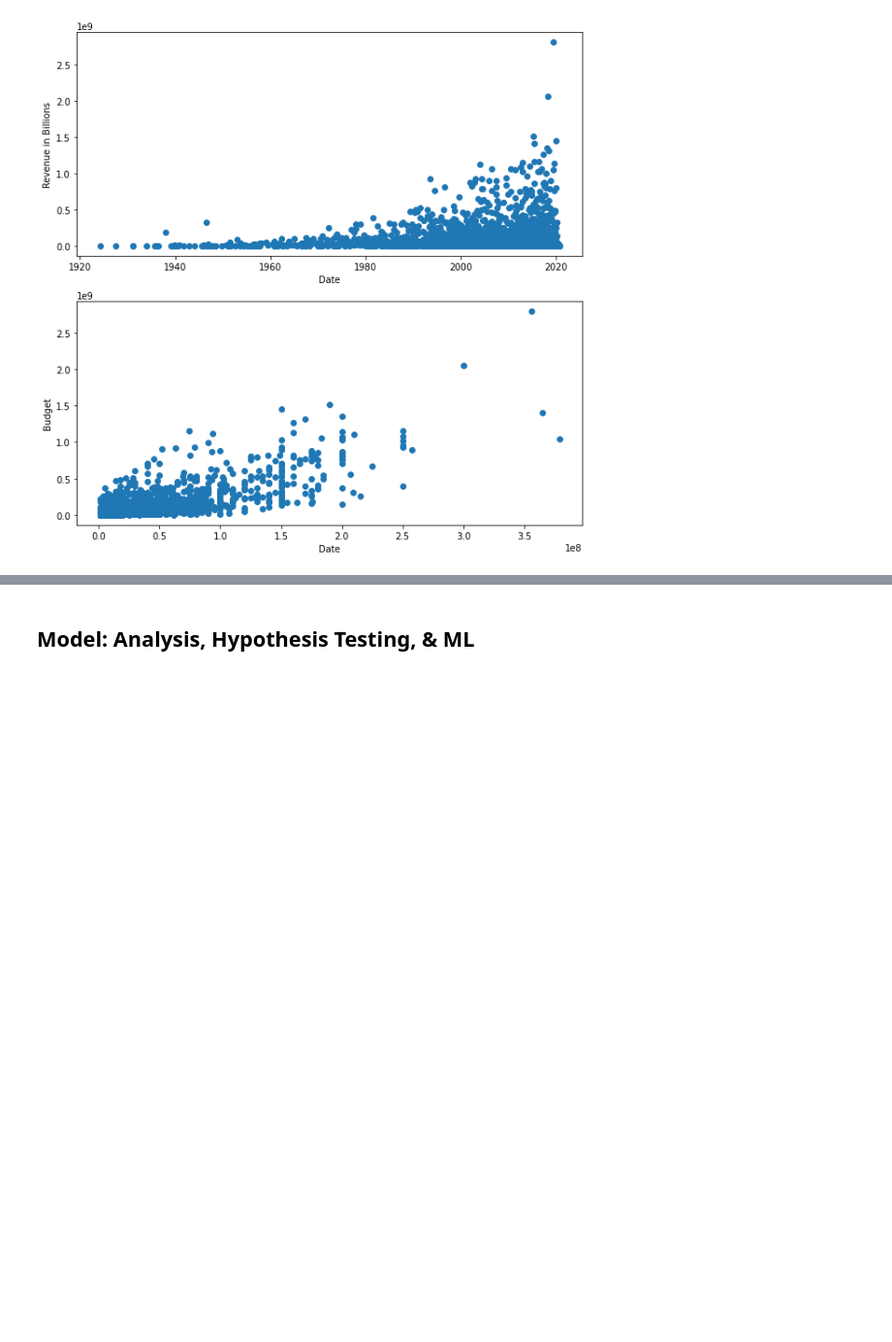
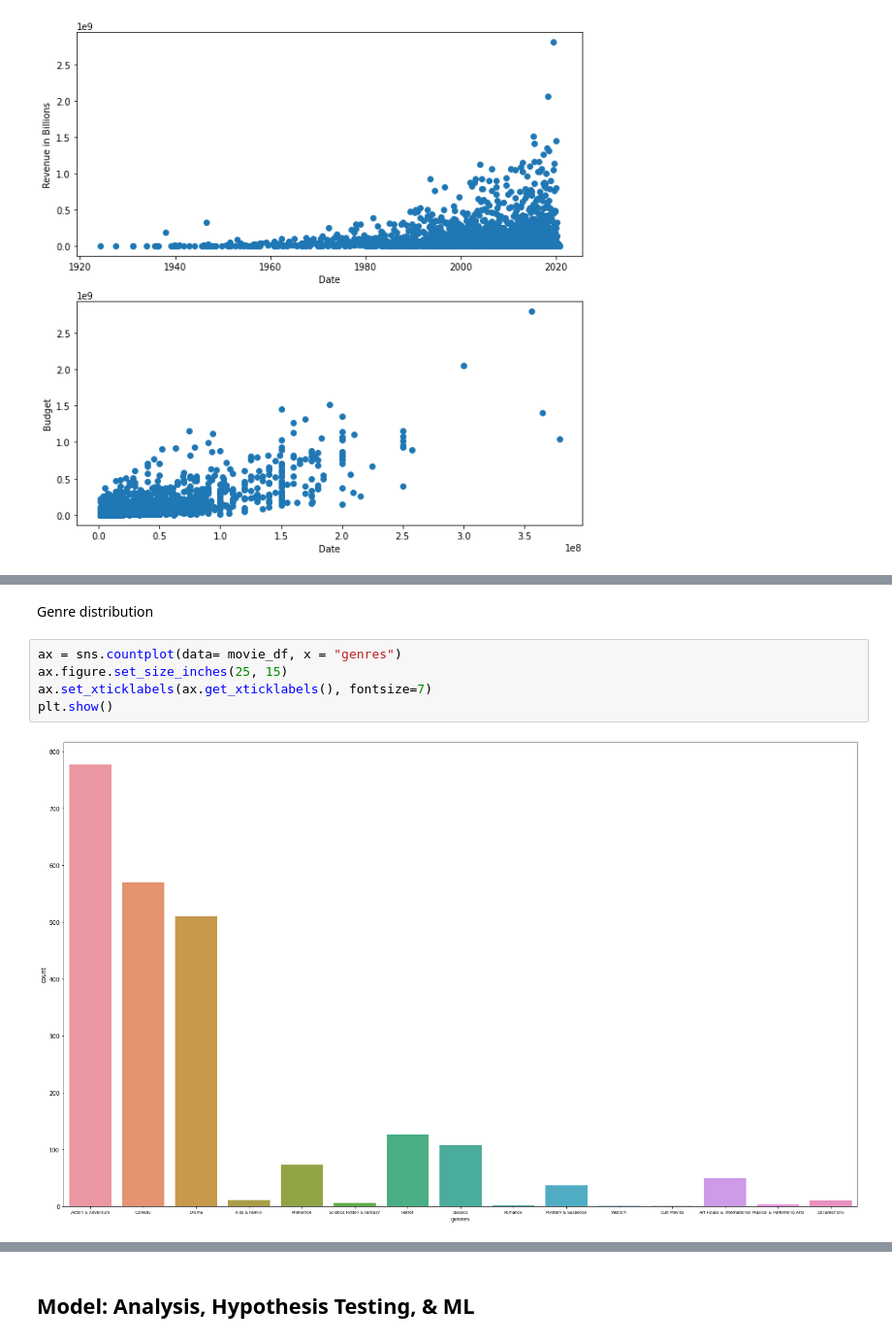
Before and after one commit to cmsc320-gautham-evan-arjun/cmsc320-gautham-evan-arjun.github.io, a Jupyter notebook: finaltutorial.ipynb, the cells around one changed output, grey strips where cells are left out. Shown: that part at 97% size. Saved outputs shown, nothing was run; the diff lists cells and outputs as text; blank space fills up the shorter version.

```diff
--- a/finaltutorial.ipynb
+++ b/finaltutorial.ipynb
@@ -525,0 +456,9 @@ Some testing to see intersection
+# %% [markdown]
+Genre distribution
+# %%
+ax = sns.countplot(data= movie_df, x = "genres")
+ax.figure.set_size_inches(25, 15)
+ax.set_xticklabels(ax.get_xticklabels(), fontsize=7)
+plt.show()
+# %% [output]
+[figure, added]
```
Also changed, not shown: parts of 31 cells of this notebook.
